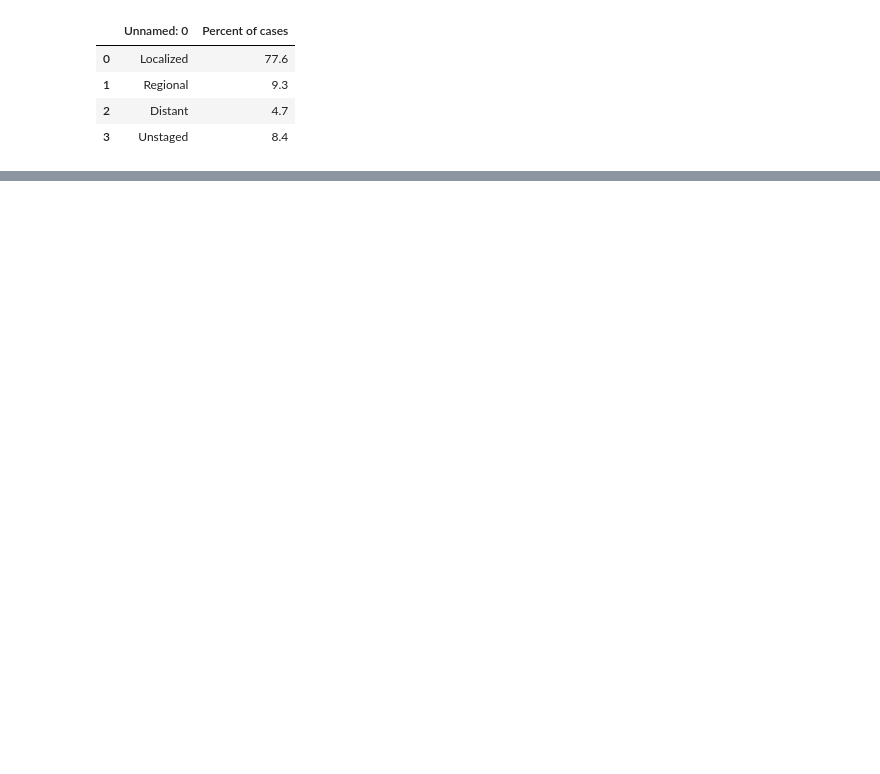
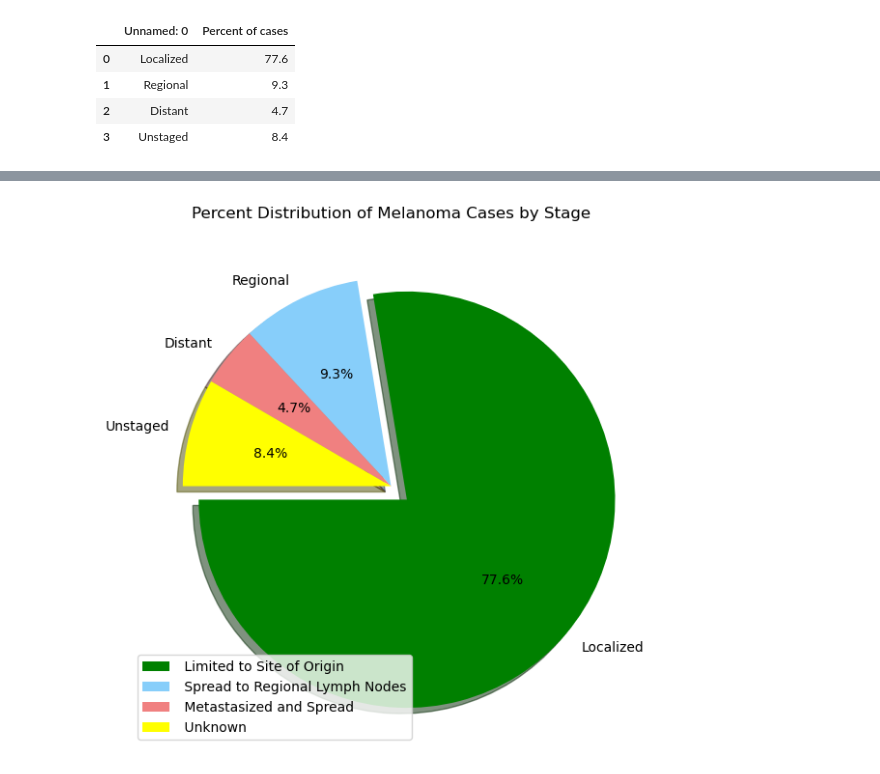
Before and after one commit to ishasaldhi/Project-1, a Jupyter notebook: Terry.ipynb, the cells around one changed output, grey strips where cells are left out. Saved outputs shown, nothing was run; the diff lists cells and outputs as text; code cells hidden in the pictures; blank space fills up the shorter version.

```diff
--- a/Terry.ipynb
+++ b/Terry.ipynb
@@ -72,8 +152,15 @@ colors = ["green", "lightskyblue", "lightcoral", "yellow"]
 explode = (0.1, 0, 0, 0)
 # %%
 # Create a pie chart from Distribution Data Frame
+plt.figure(figsize=(7, 7))
 plt.pie(Distribution_df['Percent of cases'], labels=Distribution_df['Unnamed: 0'], colors=colors, explode=explode,
         autopct="%1.1f%%", shadow=True, startangle=180)
 plt.title('Percent Distribution of Melanoma Cases by Stage')
+#Add a legend
+# Custom text to add after each group in the legend
+extra_text = [' Limited to Site of Origin', ' Spread to Regional Lymph Nodes', ' Metastasized and Spread', ' Unknown ']
+plt.legend(loc="lower left", labels=extra_text)
+# Save Image of Melanoma Percent Distribution Pie Chart for Presentation
+plt.savefig("Images/Dist_PyPies2.jpg")
 plt.show()
 # %% [output]
@@ -81,0 +167 @@ plt.show()
+[figure, added]
```
Also changed, not shown: parts of 14 cells of this notebook, 2 other files.
